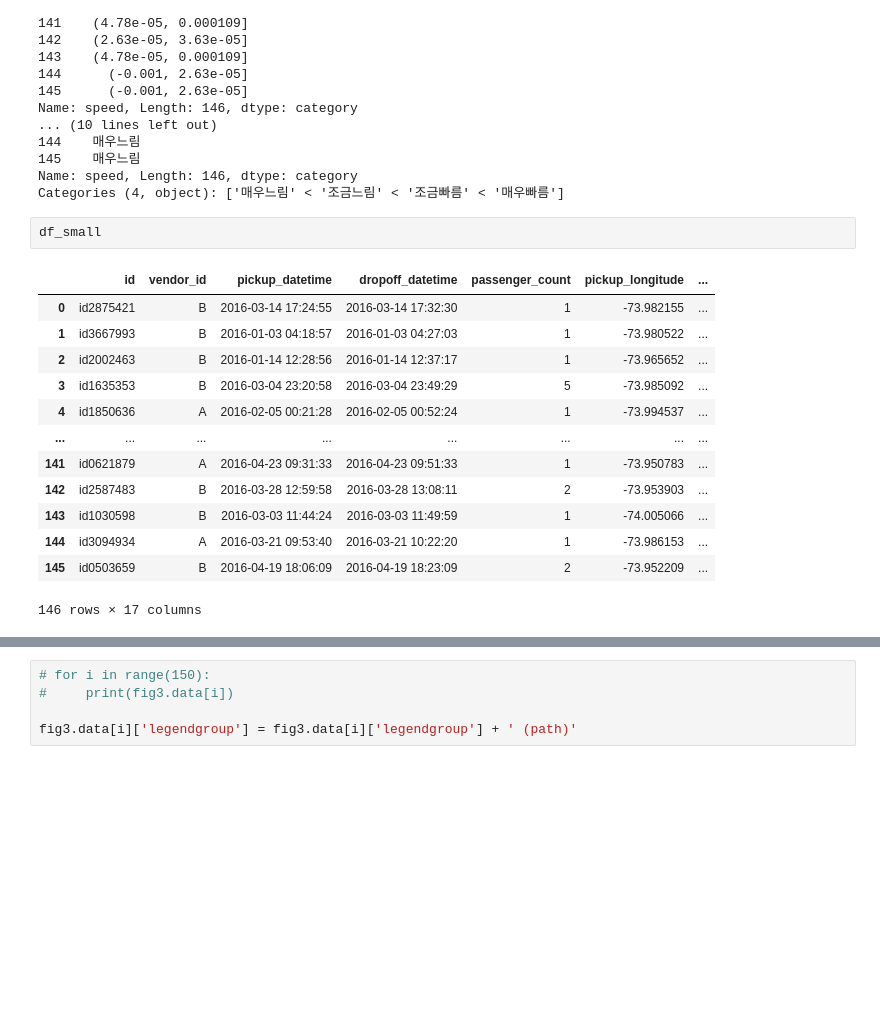
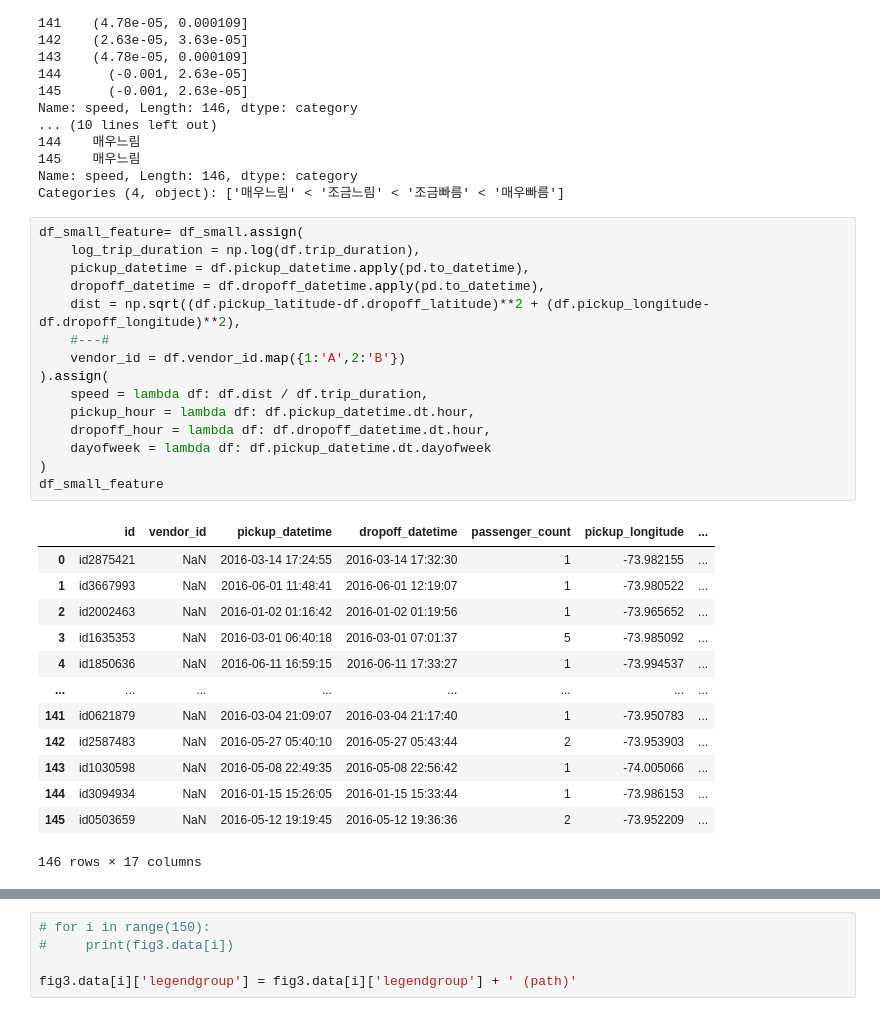
Before and after one commit to e0jin/final_test, a Jupyter notebook: ftest.ipynb, the cells around one changed output, grey strips where cells are left out. Drawn from its saved outputs; the diff is of its cells as text; blank space fills up the shorter version.

```diff
--- a/ftest.ipynb
+++ b/ftest.ipynb
@@ -203,20 +203,33 @@ Name: speed, Length: 146, dtype: category
 Name: speed, Length: 146, dtype: category
 Categories (4, object): ['매우느림' < '조금느림' < '조금빠름' < '매우빠름']
 # %%
-df_small
+df_small_feature= df_small.assign(
+    log_trip_duration = np.log(df.trip_duration),
+    pickup_datetime = df.pickup_datetime.apply(pd.to_datetime),
+    dropoff_datetime = df.dropoff_datetime.apply(pd.to_datetime),
+    dist = np.sqrt((df.pickup_latitude-df.dropoff_latitude)**2 + (df.pickup_longitude-df.dropoff_longitude)**2),
+    #---#
+    vendor_id = df.vendor_id.map({1:'A',2:'B'})
+).assign(
+    speed = lambda df: df.dist / df.trip_duration,
+    pickup_hour = lambda df: df.pickup_datetime.dt.hour,
+    dropoff_hour = lambda df: df.dropoff_datetime.dt.hour,
+    dayofweek = lambda df: df.pickup_datetime.dt.dayofweek
+)
+df_small_feature
 # %% [output]
 |  | id | vendor_id | pickup_datetime | dropoff_datetime | passenger_count | pickup_longitude | ... |
-| 0 | id2875421 | B | 2016-03-14 17:24:55 | 2016-03-14 17:32:30 | 1 | -73.982155 | ... |
-| 1 | id3667993 | B | 2016-01-03 04:18:57 | 2016-01-03 04:27:03 | 1 | -73.980522 | ... |
-| 2 | id2002463 | B | 2016-01-14 12:28:56 | 2016-01-14 12:37:17 | 1 | -73.965652 | ... |
-| 3 | id1635353 | B | 2016-03-04 23:20:58 | 2016-03-04 23:49:29 | 5 | -73.985092 | ... |
-| 4 | id1850636 | A | 2016-02-05 00:21:28 | 2016-02-05 00:52:24 | 1 | -73.994537 | ... |
+| 0 | id2875421 | NaN | 2016-03-14 17:24:55 | 2016-03-14 17:32:30 | 1 | -73.982155 | ... |
+| 1 | id3667993 | NaN | 2016-06-01 11:48:41 | 2016-06-01 12:19:07 | 1 | -73.980522 | ... |
+| 2 | id2002463 | NaN | 2016-01-02 01:16:42 | 2016-01-02 01:19:56 | 1 | -73.965652 | ... |
+| 3 | id1635353 | NaN | 2016-03-01 06:40:18 | 2016-03-01 07:01:37 | 5 | -73.985092 | ... |
+| 4 | id1850636 | NaN | 2016-06-11 16:59:15 | 2016-06-11 17:33:27 | 1 | -73.994537 | ... |
 | ... | ... | ... | ... | ... | ... | ... | ... |
-| 141 | id0621879 | A | 2016-04-23 09:31:33 | 2016-04-23 09:51:33 | 1 | -73.950783 | ... |
-| 142 | id2587483 | B | 2016-03-28 12:59:58 | 2016-03-28 13:08:11 | 2 | -73.953903 | ... |
-| 143 | id1030598 | B | 2016-03-03 11:44:24 | 2016-03-03 11:49:59 | 1 | -74.005066 | ... |
-| 144 | id3094934 | A | 2016-03-21 09:53:40 | 2016-03-21 10:22:20 | 1 | -73.986153 | ... |
-| 145 | id0503659 | B | 2016-04-19 18:06:09 | 2016-04-19 18:23:09 | 2 | -73.952209 | ... |
+| 141 | id0621879 | NaN | 2016-03-04 21:09:07 | 2016-03-04 21:17:40 | 1 | -73.950783 | ... |
+| 142 | id2587483 | NaN | 2016-05-27 05:40:10 | 2016-05-27 05:43:44 | 2 | -73.953903 | ... |
+| 143 | id1030598 | NaN | 2016-05-08 22:49:35 | 2016-05-08 22:56:42 | 1 | -74.005066 | ... |
+| 144 | id3094934 | NaN | 2016-01-15 15:26:05 | 2016-01-15 15:33:44 | 1 | -73.986153 | ... |
+| 145 | id0503659 | NaN | 2016-05-12 19:19:45 | 2016-05-12 19:36:36 | 2 | -73.952209 | ... |
 146 rows × 17 columns
 # %%
 pcol = ['pickup_datetime', 'pickup_longitude', 'pickup_latitude', 'pickup_hour']
```
Also changed, not shown: parts of 4 cells of this notebook, 2 other files.
